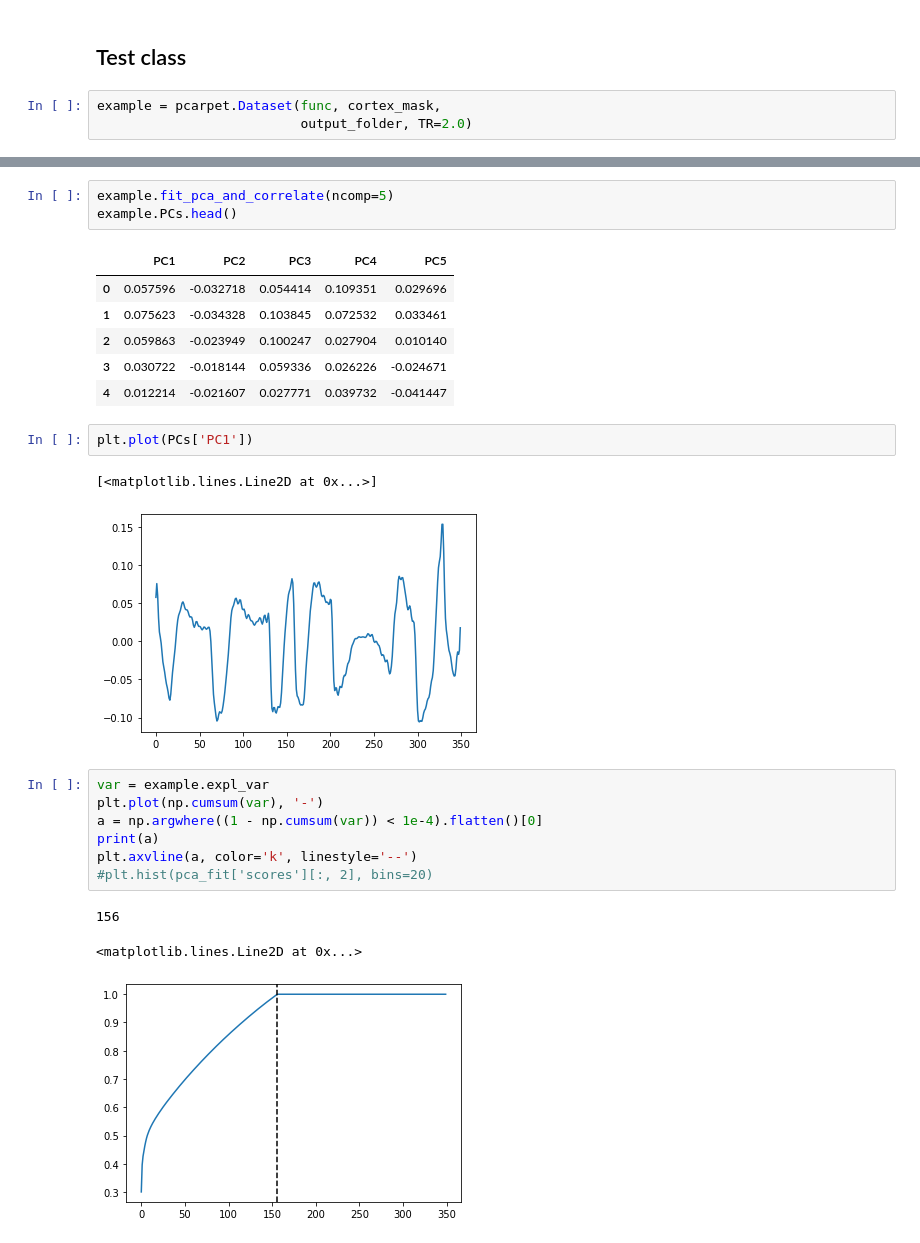
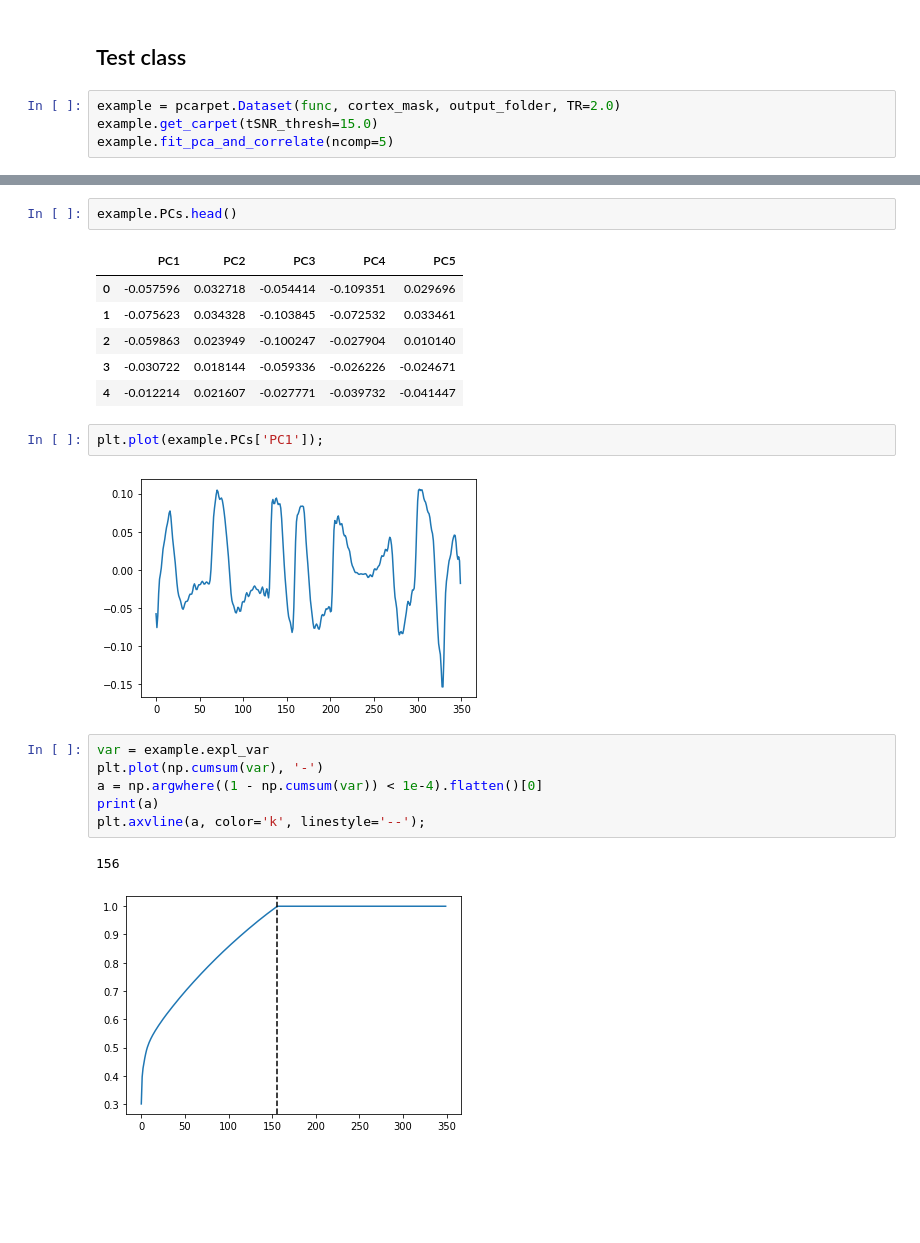
Before and after one commit to niksirbi/pcarpet, a Jupyter notebook: examples/human_data.ipynb, the cells around one changed output, grey strips where cells are left out. Saved outputs shown, nothing was run; the diff lists cells and outputs as text; blank space fills up the shorter version.

Commit message:
implemented PC correlation to carpet

```diff
--- a/examples/human_data.ipynb
+++ b/examples/human_data.ipynb
@@ -21,6 +21,7 @@ output_folder = os.path.join(example_folder, 'outputs')
 # %% [markdown]
 ## Test class
 # %%
-example = pcarpet.Dataset(func, cortex_mask,
-                          output_folder, TR=2.0)
+example = pcarpet.Dataset(func, cortex_mask, output_folder, TR=2.0)
+example.get_carpet(tSNR_thresh=15.0)
+example.fit_pca_and_correlate(ncomp=5)
 # %% [output]
@@ -46,27 +48,23 @@ Carpet matrix save as 'carpet.npy'
 [figure]
 # %%
-example.fit_pca_and_correlate(ncomp=5)
 example.PCs.head()
 # %% [output]
 |  | PC1 | PC2 | PC3 | PC4 | PC5 |
-| 0 | 0.057596 | -0.032718 | 0.054414 | 0.109351 | 0.029696 |
-| 1 | 0.075623 | -0.034328 | 0.103845 | 0.072532 | 0.033461 |
-| 2 | 0.059863 | -0.023949 | 0.100247 | 0.027904 | 0.010140 |
-| 3 | 0.030722 | -0.018144 | 0.059336 | 0.026226 | -0.024671 |
-| 4 | 0.012214 | -0.021607 | 0.027771 | 0.039732 | -0.041447 |
+| 0 | -0.057596 | 0.032718 | -0.054414 | -0.109351 | 0.029696 |
+| 1 | -0.075623 | 0.034328 | -0.103845 | -0.072532 | 0.033461 |
+| 2 | -0.059863 | 0.023949 | -0.100247 | -0.027904 | 0.010140 |
+| 3 | -0.030722 | 0.018144 | -0.059336 | -0.026226 | -0.024671 |
+| 4 | -0.012214 | 0.021607 | -0.027771 | -0.039732 | -0.041447 |
 # %%
-plt.plot(PCs['PC1'])
+plt.plot(example.PCs['PC1']);
 # %% [output]
-[<matplotlib.lines.Line2D at 0x...>]
-[figure, old version]
+[figure, new version]
 # %%
 var = example.expl_var
 plt.plot(np.cumsum(var), '-')
 a = np.argwhere((1 - np.cumsum(var)) < 1e-4).flatten()[0]
 print(a)
-plt.axvline(a, color='k', linestyle='--')
-#plt.hist(pca_fit['scores'][:, 2], bins=20)
+plt.axvline(a, color='k', linestyle='--');
 # %% [output]
 156
-<matplotlib.lines.Line2D at 0x...>
 [figure]
```
Also changed, not shown: parts of 2 cells of this notebook, 1 other file.
